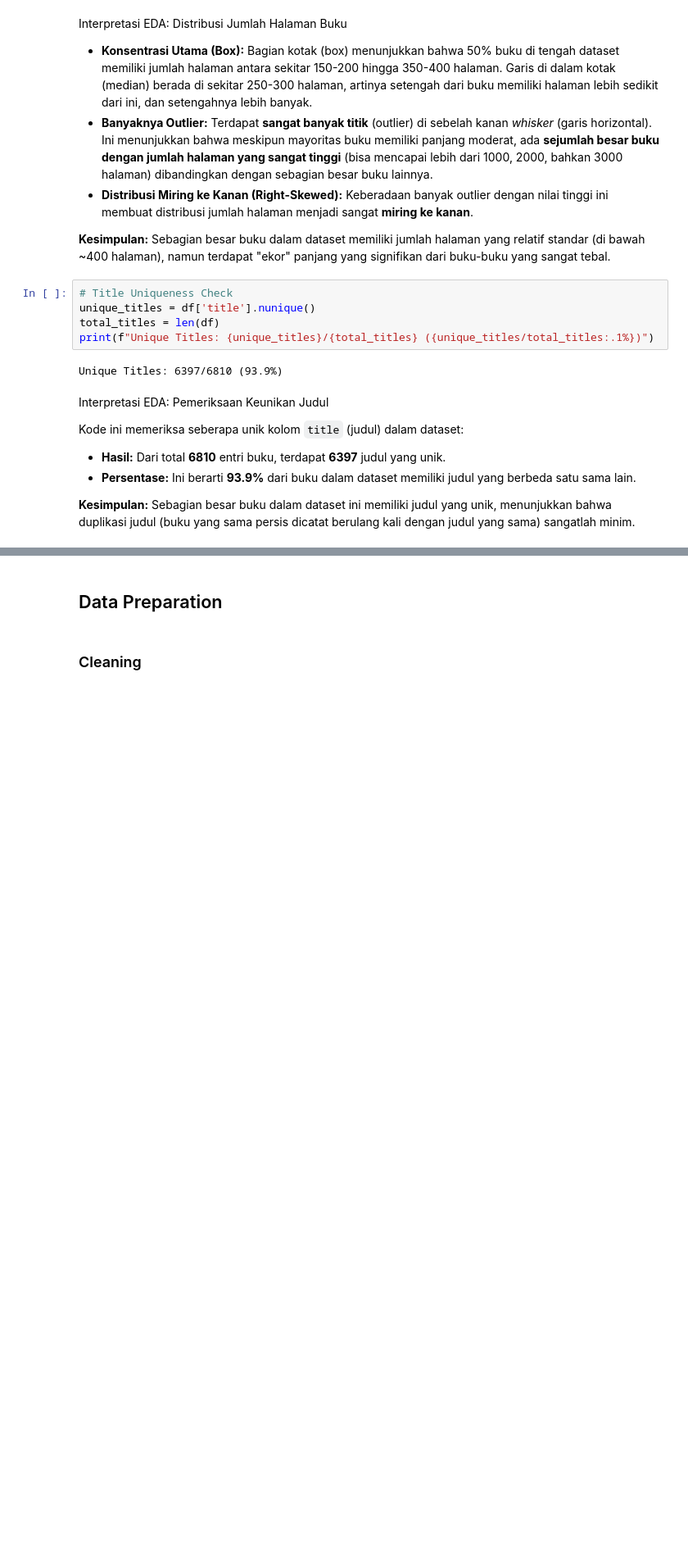
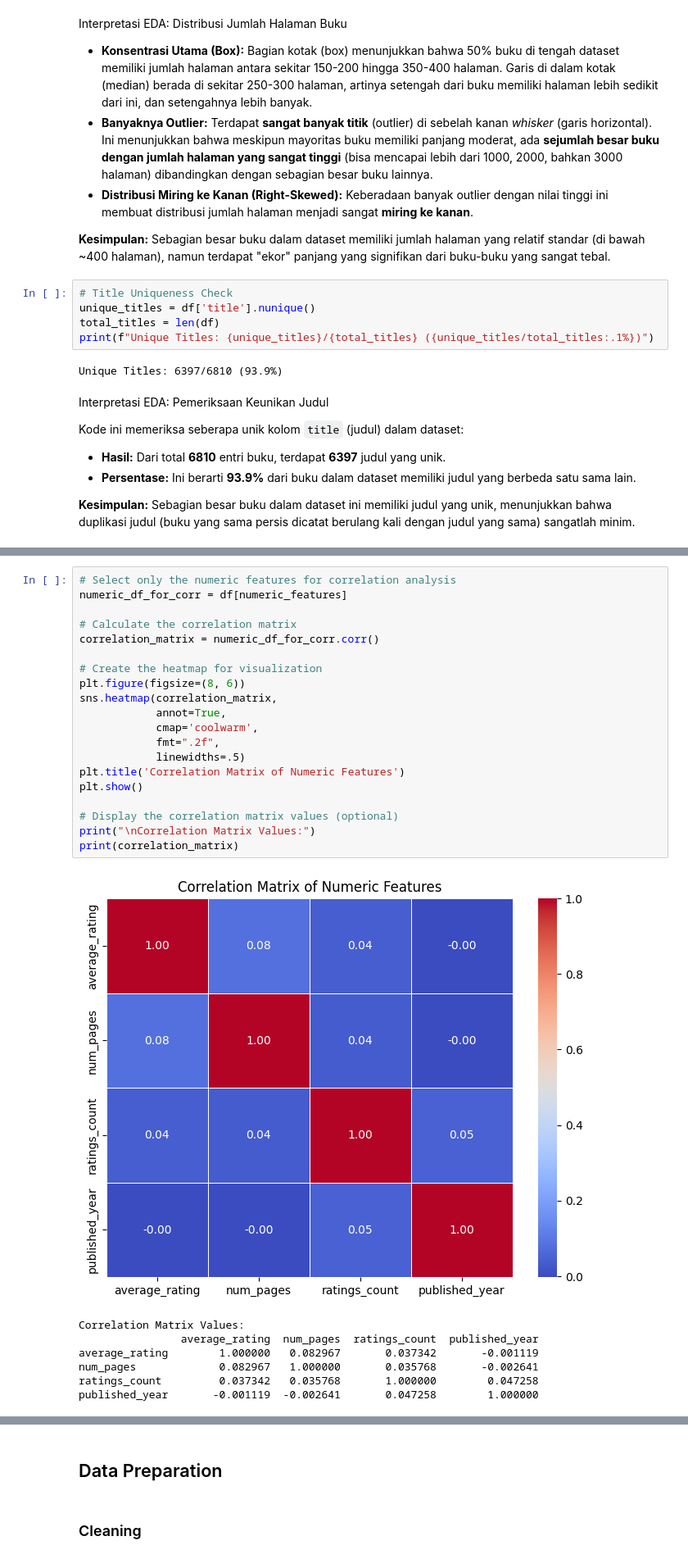
Before and after one commit to mpfordreamer/book-recommendation, a Jupyter notebook: reccomendationbook.ipynb, the cells around one changed output, grey strips where cells are left out. Shown at 82% size. Saved outputs shown, nothing was run; the diff lists cells and outputs as text; blank space fills up the shorter version.

```diff
--- a/reccomendationbook.ipynb
+++ b/reccomendationbook.ipynb
@@ -362,0 +292,28 @@ Kode ini memeriksa seberapa unik kolom `title` (judul) dalam dataset:
+# %%
+# Select only the numeric features for correlation analysis
+numeric_df_for_corr = df[numeric_features]
+
+# Calculate the correlation matrix
+correlation_matrix = numeric_df_for_corr.corr()
+
+# Create the heatmap for visualization
+plt.figure(figsize=(8, 6))
+sns.heatmap(correlation_matrix,
+            annot=True,
+            cmap='coolwarm',
+            fmt=".2f",
+            linewidths=.5)
+plt.title('Correlation Matrix of Numeric Features')
+plt.show()
+
+# Display the correlation matrix values (optional)
+print("\nCorrelation Matrix Values:")
+print(correlation_matrix)
+# %% [output]
+[figure, added]
+Correlation Matrix Values:
+                average_rating  num_pages  ratings_count  published_year
+average_rating        1.000000   0.082967       0.037342       -0.001119
+num_pages             0.082967   1.000000       0.035768       -0.002641
+ratings_count         0.037342   0.035768       1.000000        0.047258
+published_year       -0.001119  -0.002641       0.047258        1.000000
```
Also changed, not shown: parts of 86 cells of this notebook, 1 other file.
